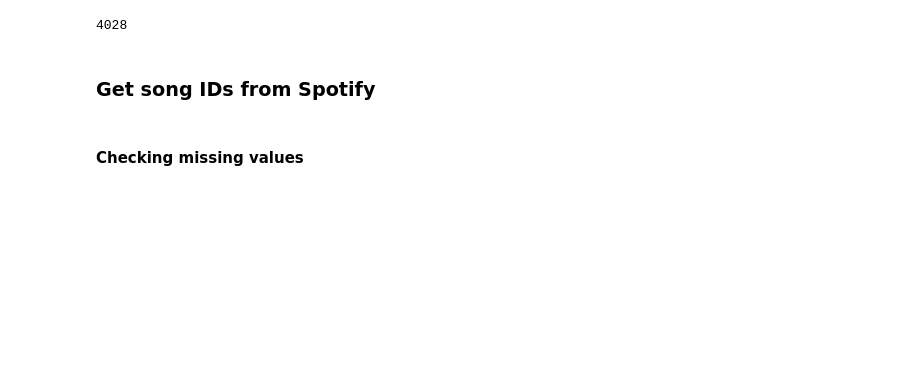
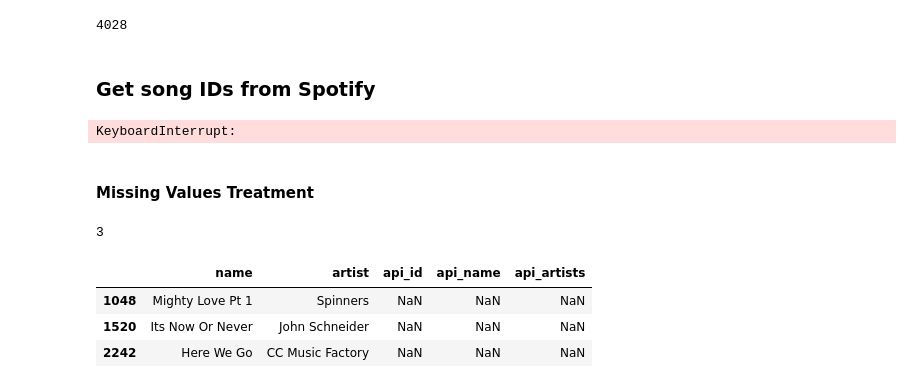
Before and after one commit to limagbz/top_billboard_songs_spotify, a Jupyter notebook: 1 - Data Acquisition.ipynb, the cells around one changed output. Saved outputs shown, nothing was run; the diff lists cells and outputs as text; code cells hidden in the pictures; blank space fills up the shorter version.

```diff
--- a/1 - Data Acquisition.ipynb
+++ b/1 - Data Acquisition.ipynb
@@ -79,36 +123,57 @@ len(songs_artists)
 # %% [markdown]
 ### Get song IDs from Spotify
 # %%
+billboard_table_df = pd.read_csv(BILLBOARD_TABLE_FILEPATH, index_col=0)
+song_artists = [(value['title'], value['artist']) for index, value in billboard_table_df[['title', 'artist']].iterrows()]
+
 spotify_ids_dict = {'name': [], 'artist': [], 'api_id': [], 'api_name': [], 'api_artists': []}
+for song_name, song_artist in tqdm(songs_artists):
 
-for songs in tqdm(songs_artists):
-
-    # Get Song Info
-    song_name = songs[0]
-    song_artist = songs[1]
-    song_name = song_name.replace("'", '')
-    song_artist = song_artist.replace("'", '')
-
+    # Base Search Songs
     base_api_music = spotify_api_get_song_id(song_name, song_artist)
 
-    # Verify info match
+    # Searching Without Apostrophes
+    if any(x is None for x in base_api_music):
+        song_name = song_name.replace("'", '')
+        song_artist = song_artist.replace("'", '')
+        base_api_music = spotify_api_get_song_id(song_name, song_artist)
+
+    # Searching Without Symbols
+    if any(x is None for x in base_api_music):
+        song_name = re.sub(r'[-\.\+,\(\)]', "", song_name)
+        song_artist = re.sub(r'[-\.\+,\(\)]', "", song_artist)
+        base_api_music = spotify_api_get_song_id(song_name, song_artist)
+
+    # Wide search
+    if any(x is None for x in base_api_music):
+        base_api_music = spotify_api_get_song_id(override_query=" ".join([song_name, song_artist]))
+
+    # Adding data to dataframe
     api_song_id = base_api_music[0]
     api_song_name = base_api_music[1]
-    api_song_artists = base_api_music[2]
+    api_song_artists = ",".join(base_api_music[2]) if base_api_music[2] is not None else None
 
-    if api_song_artists is not None:
-        api_song_artists = [artist.get('name') for artist in api_song_artists]
-
-    # Adding data to make the dataframe
     spotify_ids_dict["name"].append(song_name)
     spotify_ids_dict["artist"].append(song_artist)
     spotify_ids_dict["api_id"].append(api_song_id)
     spotify_ids_dict["api_name"].append(api_song_name)
-    spotify_ids_dict["api_artists"].append(
-        ",".join(api_song_artists) if api_song_artists is not None else None
-    )
+    spotify_ids_dict["api_artists"].append(api_song_artists)
 
 spotify_ids_df = pd.DataFrame(spotify_ids_dict)
 spotify_ids_df.to_csv(SONG_IDS_FILEPATH)
+# %% [output]
+KeyboardInterrupt:
-# %% [markdown]
-#### Checking missing values
+# %% [markdown]
+#### Missing Values Treatment
+# %%
+spotify_ids_df = pd.read_csv(SONG_IDS_FILEPATH, index_col=0)
+missing_ids = spotify_ids_df[spotify_ids_df.api_id.isnull()]
+
+print(len(missing_ids))
+missing_ids
+# %% [output]
+3
+|  | name | artist | api_id | api_name | api_artists |
+| 1048 | Mighty Love Pt 1 | Spinners | NaN | NaN | NaN |
+| 1520 | Its Now Or Never | John Schneider | NaN | NaN | NaN |
+| 2242 | Here We Go | CC Music Factory | NaN | NaN | NaN |
```
Also changed, not shown: parts of 26 cells of this notebook, 6 other files.
